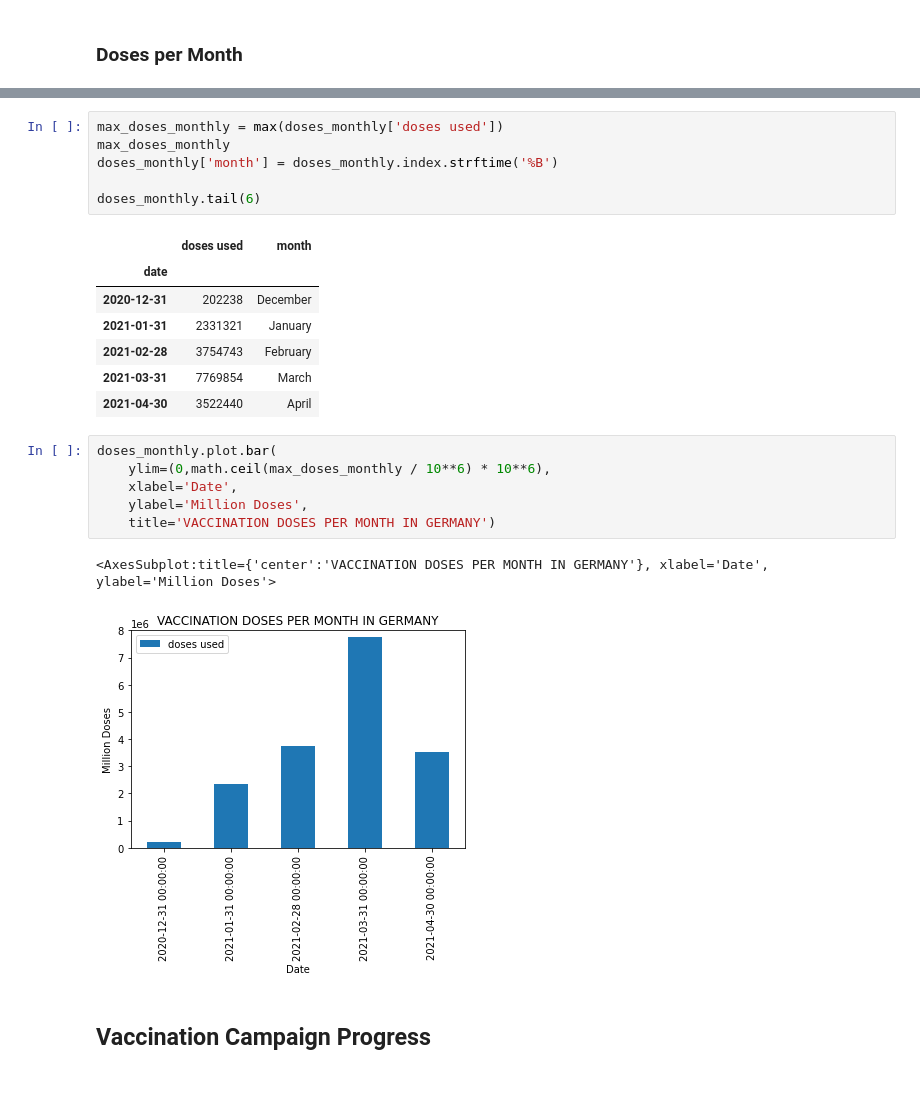
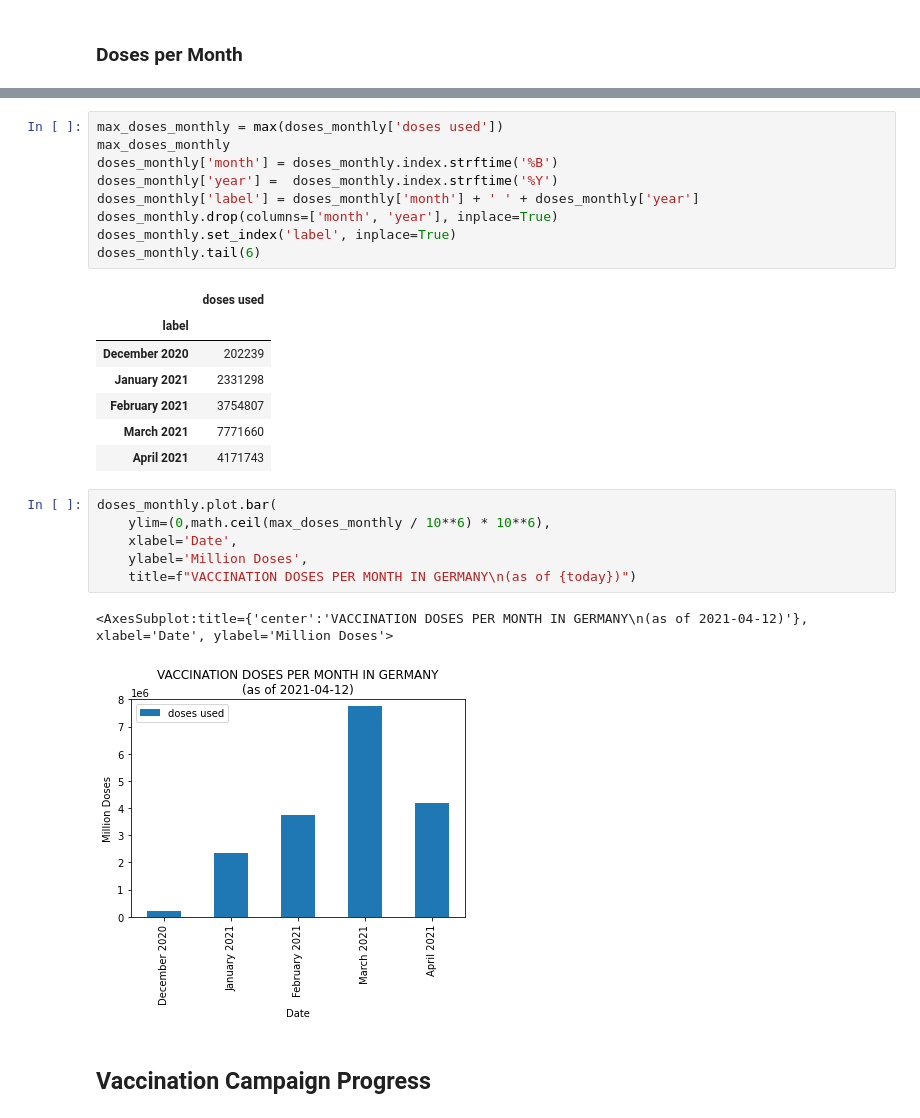
Before and after one commit to RuedigerVoigt/track-covid-19, a Jupyter notebook: vaccination.ipynb, the cells around one changed output, grey strips where cells are left out. Drawn from its saved outputs; the diff is of its cells as text; blank space fills up the shorter version.

```diff
--- a/vaccination.ipynb
+++ b/vaccination.ipynb
@@ -134,25 +147,28 @@ doses_monthly.tail()
 max_doses_monthly = max(doses_monthly['doses used'])
 max_doses_monthly
 doses_monthly['month'] = doses_monthly.index.strftime('%B')
-
+doses_monthly['year'] =  doses_monthly.index.strftime('%Y')
+doses_monthly['label'] = doses_monthly['month'] + ' ' + doses_monthly['year']
+doses_monthly.drop(columns=['month', 'year'], inplace=True)
+doses_monthly.set_index('label', inplace=True)
 doses_monthly.tail(6)
 # %% [output]
-|  | doses used | month |
-| date |  |  |
-| 2020-12-31 | 202238 | December |
-| 2021-01-31 | 2331321 | January |
-| 2021-02-28 | 3754743 | February |
-| 2021-03-31 | 7769854 | March |
-| 2021-04-30 | 3522440 | April |
+|  | doses used |
+| label |  |
+| December 2020 | 202239 |
+| January 2021 | 2331298 |
+| February 2021 | 3754807 |
+| March 2021 | 7771660 |
+| April 2021 | 4171743 |
 # %%
 doses_monthly.plot.bar(
     ylim=(0,math.ceil(max_doses_monthly / 10**6) * 10**6),
     xlabel='Date',
     ylabel='Million Doses',
-    title='VACCINATION DOSES PER MONTH IN GERMANY')
+    title=f"VACCINATION DOSES PER MONTH IN GERMANY\n(as of {today})")
 # %% [output]
-<AxesSubplot:title={'center':'VACCINATION DOSES PER MONTH IN GERMANY'}, xlabel='Date', ylabel='Million Doses'>
+<AxesSubplot:title={'center':'VACCINATION DOSES PER MONTH IN GERMANY\n(as of 2021-04-12)'}, xlabel='Date', ylabel='Million Doses'>
-[figure, old version]
+[figure, new version]
 # %% [markdown]
 ## Vaccination Campaign Progress
 # %%
```
Also changed, not shown: parts of 20 cells of this notebook.
